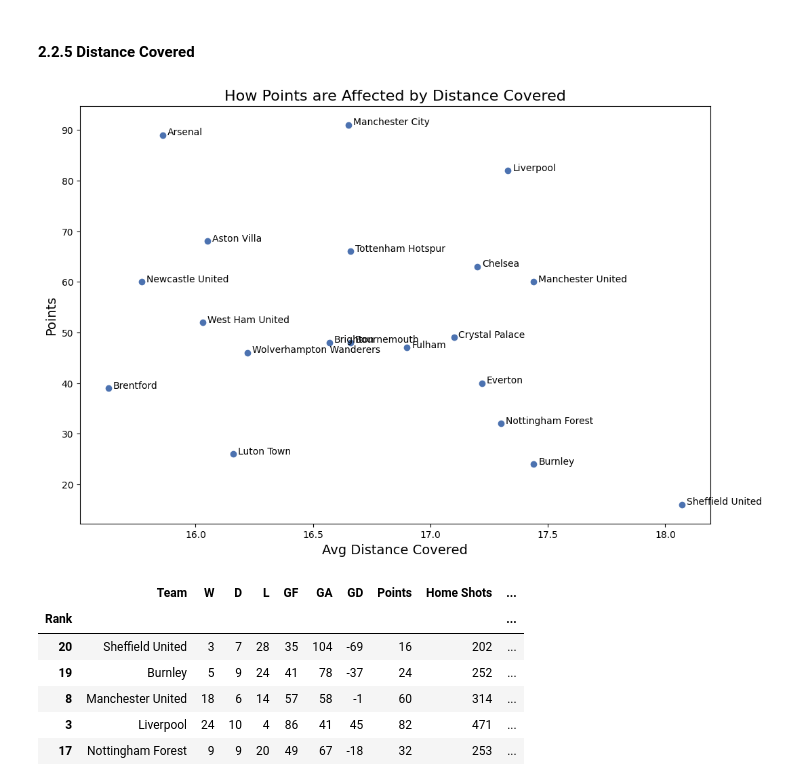
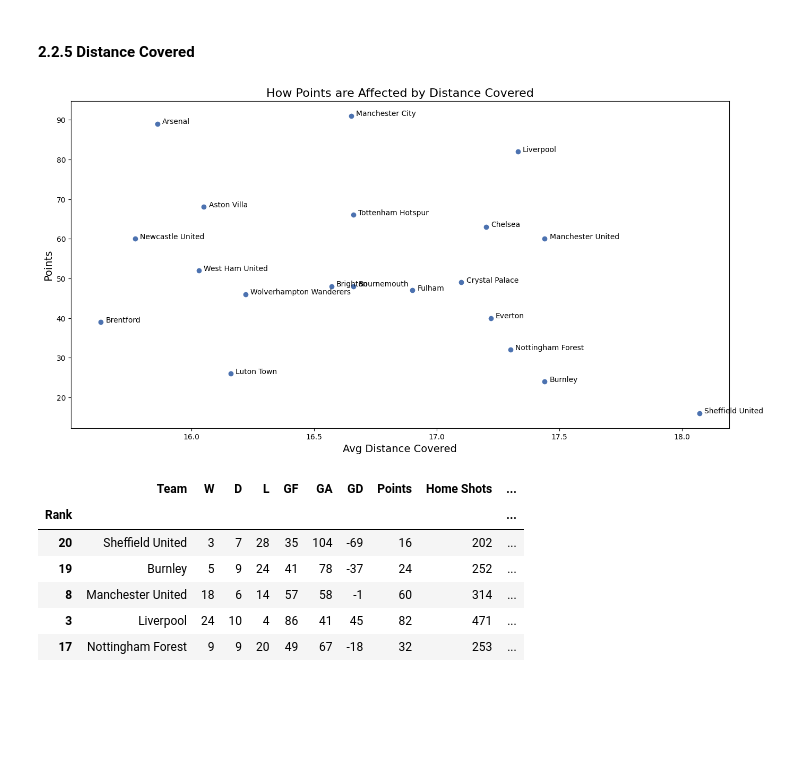
Before and after one commit to OdhranMac/premier-league-23-24, a Jupyter notebook: Premier League Season 2023-24 Analysis.ipynb, the cells around one changed output. Saved outputs shown, nothing was run; the diff lists cells and outputs as text; code cells hidden in the pictures; blank space fills up the shorter version.

```diff
--- a/Premier League Season 2023-24 Analysis.ipynb
+++ b/Premier League Season 2023-24 Analysis.ipynb
@@ -376,16 +417,16 @@ for i, txt in enumerate(prem_table_stats['Team']):
 #### 2.2.5 Distance Covered
 # %%
 fig, ax = plt.subplots()
-fig.set_size_inches([12, 8])
+fig.set_size_inches([16, 8])
 plt.scatter(prem_table_stats['Combined Avg Distance'], prem_table_stats['Points'])
 plt.title('How Points are Affected by Distance Covered', fontsize = 16)
 plt.xlabel('Avg Distance Covered', fontsize = 14)
 plt.ylabel('Points', fontsize = 14)
 
 for i, txt in enumerate(prem_table_stats['Team']):
     ax.annotate(txt, (prem_table_stats.iloc[i]['Combined Avg Distance'] + 0.02, prem_table_stats.iloc[i]['Points']))
 # %% [output]
-[figure, old version]
+[figure, new version]
 # %%
 prem_table_stats.sort_values('Combined Avg Distance', ascending = False)
 # %% [output]
```
Also changed, not shown: parts of 22 cells of this notebook.
